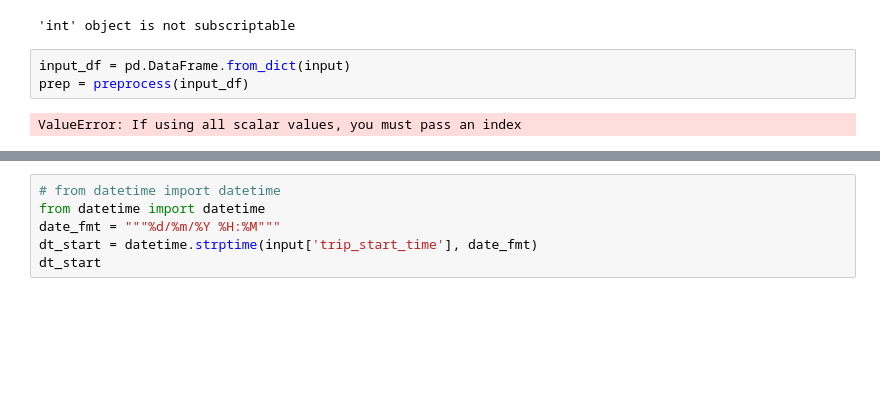
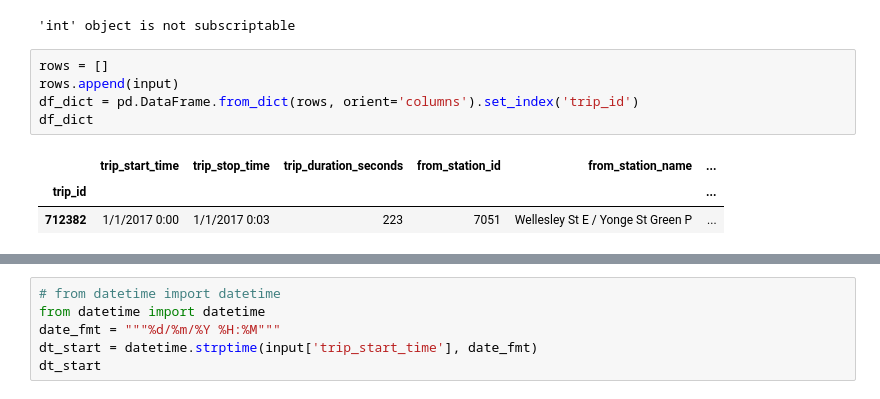
Before and after one commit to vykuang/TO-bikeshare-membership, a Jupyter notebook: src/bikeshare/deploy/panda.ipynb, the cells around one changed output, grey strips where cells are left out. Drawn from its saved outputs; the diff is of its cells as text; blank space fills up the shorter version.

```diff
--- a/src/bikeshare/deploy/panda.ipynb
+++ b/src/bikeshare/deploy/panda.ipynb
@@ -124,8 +124,12 @@ except TypeError as e:
     print(e)
 # %% [output]
 'int' object is not subscriptable
-# %%
-input_df = pd.DataFrame.from_dict(input)
-prep = preprocess(input_df)
-# %% [output]
-ValueError: If using all scalar values, you must pass an index
+# %%
+rows = []
+rows.append(input)
+df_dict = pd.DataFrame.from_dict(rows, orient='columns').set_index('trip_id')
+df_dict
+# %% [output]
+|  | trip_start_time | trip_stop_time | trip_duration_seconds | from_station_id | from_station_name | ... |
+| trip_id |  |  |  |  |  | ... |
+| 712382 | 1/1/2017 0:00 | 1/1/2017 0:03 | 223 | 7051 | Wellesley St E / Yonge St Green P | ... |
```
Also changed, not shown: parts of 9 cells of this notebook, 5 other files.
